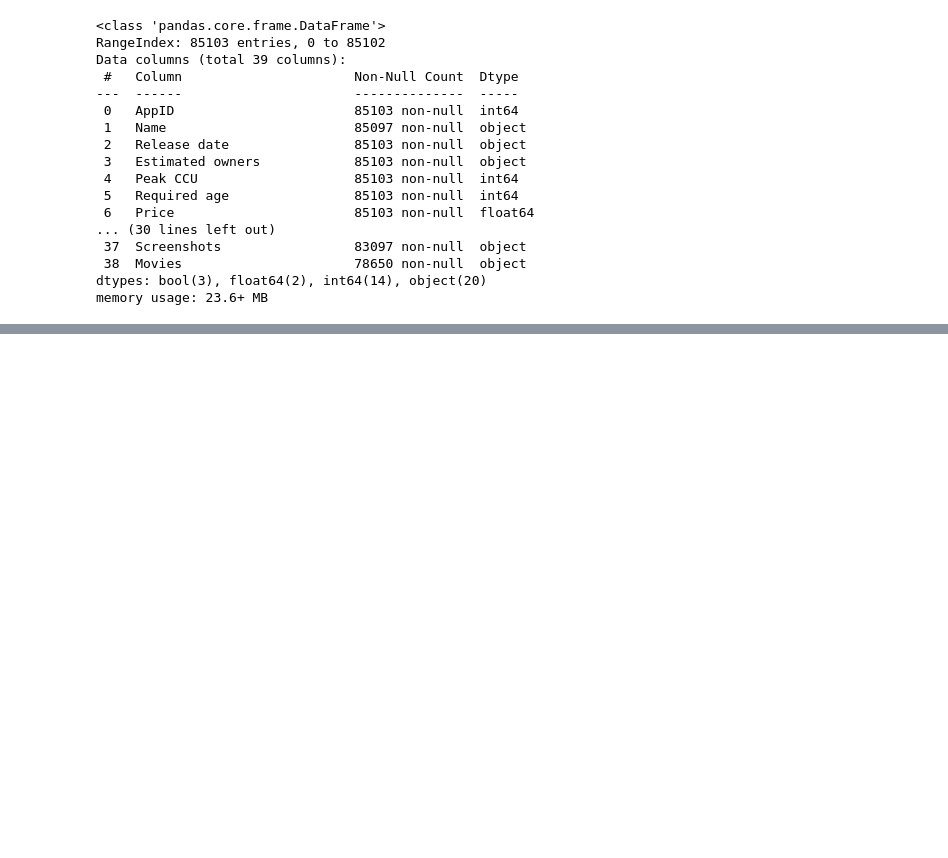
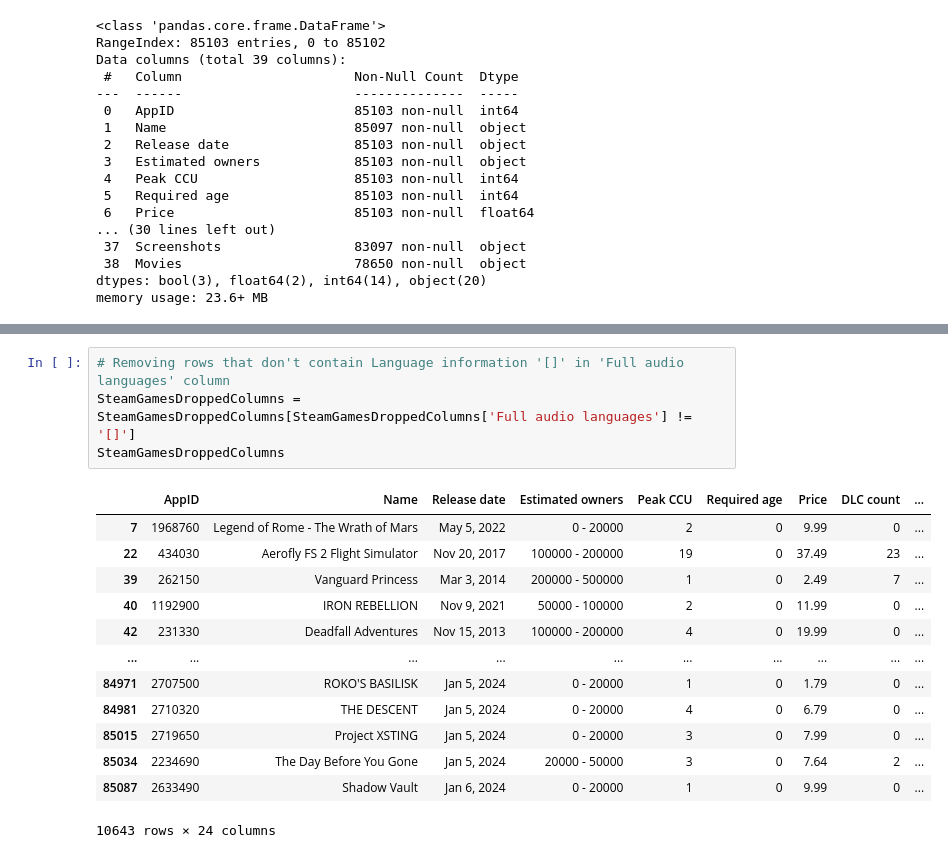
Before and after one commit to clbmartin/Hufflepuff, a Jupyter notebook: JupyterNotebooks/ETL - Nolan.ipynb, the cells around one changed output, grey strips where cells are left out. Drawn from its saved outputs; the diff is of its cells as text; blank space fills up the shorter version.

```diff
--- a/JupyterNotebooks/ETL - Nolan.ipynb
+++ b/JupyterNotebooks/ETL - Nolan.ipynb
@@ -59,0 +101,18 @@ memory usage: 23.6+ MB
+# %%
+# Removing rows that don't contain Language information '[]' in 'Full audio languages' column
+SteamGamesDroppedColumns = SteamGamesDroppedColumns[SteamGamesDroppedColumns['Full audio languages'] != '[]']
+SteamGamesDroppedColumns
+# %% [output]
+|  | AppID | Name | Release date | Estimated owners | Peak CCU | Required age | Price | DLC count | ... |
+| 7 | 1968760 | Legend of Rome - The Wrath of Mars | May 5, 2022 | 0 - 20000 | 2 | 0 | 9.99 | 0 | ... |
+| 22 | 434030 | Aerofly FS 2 Flight Simulator | Nov 20, 2017 | 100000 - 200000 | 19 | 0 | 37.49 | 23 | ... |
+| 39 | 262150 | Vanguard Princess | Mar 3, 2014 | 200000 - 500000 | 1 | 0 | 2.49 | 7 | ... |
+| 40 | 1192900 | IRON REBELLION | Nov 9, 2021 | 50000 - 100000 | 2 | 0 | 11.99 | 0 | ... |
+| 42 | 231330 | Deadfall Adventures | Nov 15, 2013 | 100000 - 200000 | 4 | 0 | 19.99 | 0 | ... |
+| ... | ... | ... | ... | ... | ... | ... | ... | ... | ... |
+| 84971 | 2707500 | ROKO'S BASILISK | Jan 5, 2024 | 0 - 20000 | 1 | 0 | 1.79 | 0 | ... |
+| 84981 | 2710320 | THE DESCENT | Jan 5, 2024 | 0 - 20000 | 4 | 0 | 6.79 | 0 | ... |
+| 85015 | 2719650 | Project XSTING | Jan 5, 2024 | 0 - 20000 | 3 | 0 | 7.99 | 0 | ... |
+| 85034 | 2234690 | The Day Before You Gone | Jan 5, 2024 | 20000 - 50000 | 3 | 0 | 7.64 | 2 | ... |
+| 85087 | 2633490 | Shadow Vault | Jan 6, 2024 | 0 - 20000 | 1 | 0 | 9.99 | 0 | ... |
+10643 rows × 24 columns
```
Also changed, not shown: parts of 4 cells of this notebook.
